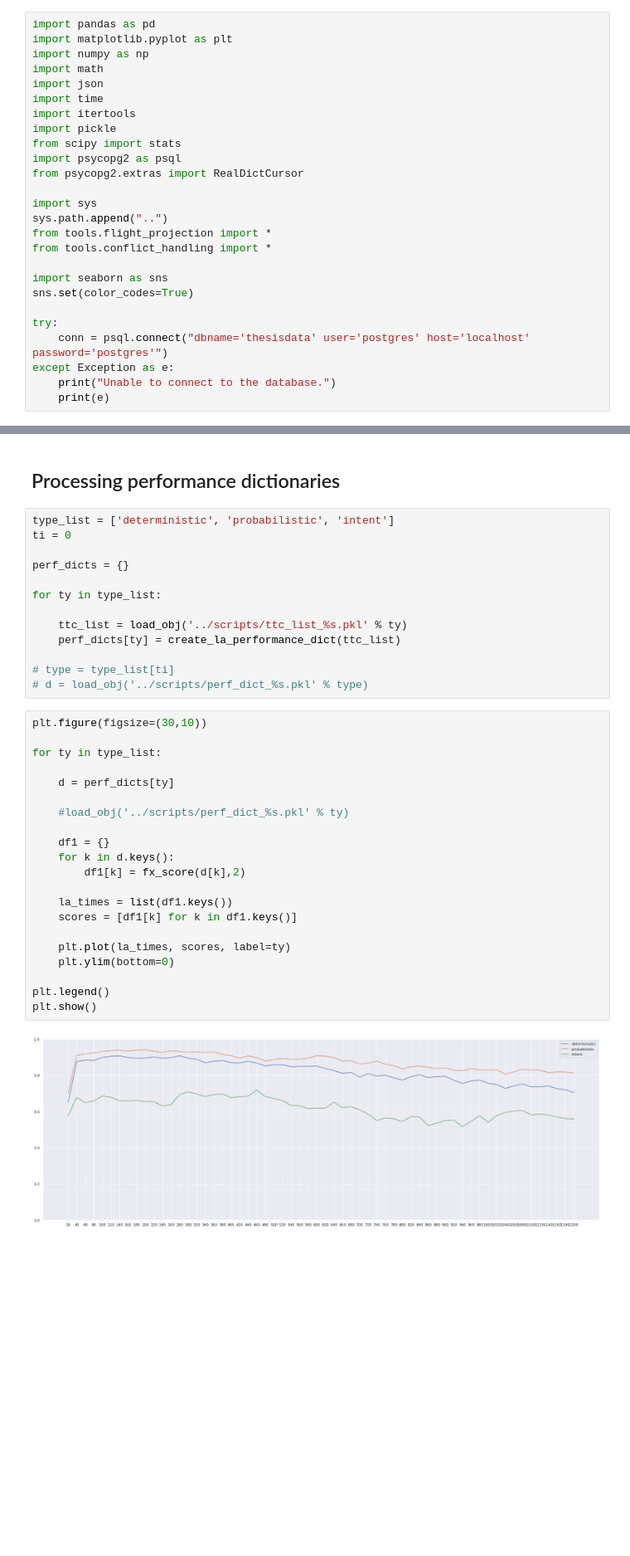
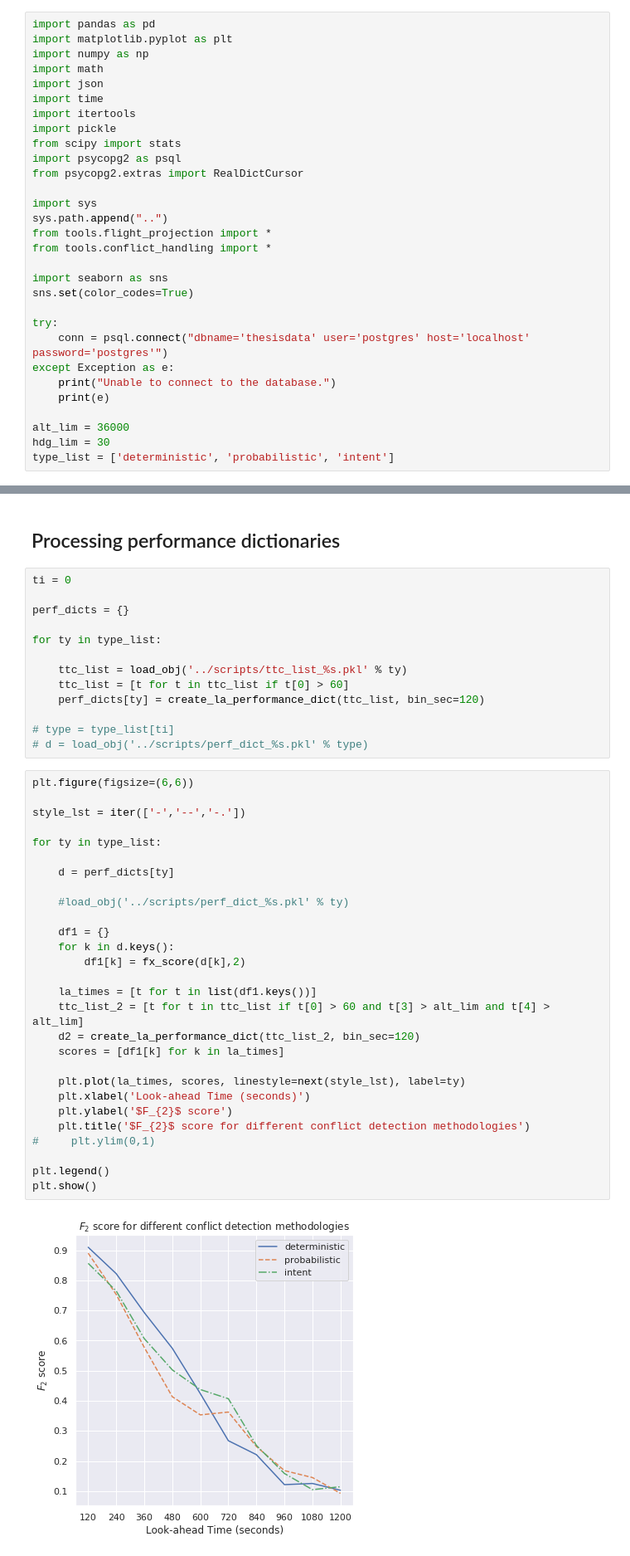
Before and after one commit to vpereboom/trajectory-prediction-toolbox, a Jupyter notebook: notebooks/Process Method Results.ipynb, the cells around one changed output, grey strips where cells are left out. Shown at 83% size. Cells and saved outputs as stored; diff of their text form; blank space fills up the shorter version.

```diff
--- a/notebooks/Process Method Results.ipynb
+++ b/notebooks/Process Method Results.ipynb
@@ -24,6 +24,10 @@ try:
 except Exception as e:
     print("Unable to connect to the database.")
     print(e)
+
+alt_lim = 36000
+hdg_lim = 30
+type_list = ['deterministic', 'probabilistic', 'intent']
 # %%
 def f1_score(p_dict):
 
@@ -59,7 +103,6 @@ def load_obj(name):
 # %% [markdown]
 <h2> Processing performance dictionaries </h2>
 # %%
-type_list = ['deterministic', 'probabilistic', 'intent']
 ti = 0
 
 perf_dicts = {}
@@ -67,30 +110,38 @@ perf_dicts = {}
 for ty in type_list:
 
     ttc_list = load_obj('../scripts/ttc_list_%s.pkl' % ty)
-    perf_dicts[ty] = create_la_performance_dict(ttc_list)
+    ttc_list = [t for t in ttc_list if t[0] > 60]
+    perf_dicts[ty] = create_la_performance_dict(ttc_list, bin_sec=120)
 
 # type = type_list[ti]
 # d = load_obj('../scripts/perf_dict_%s.pkl' % type)
 # %%
-plt.figure(figsize=(30,10))
+plt.figure(figsize=(6,6))
+
+style_lst = iter(['-','--','-.'])
 
 for ty in type_list:
 
     d = perf_dicts[ty]
 
     #load_obj('../scripts/perf_dict_%s.pkl' % ty)
 
     df1 = {}
     for k in d.keys():
         df1[k] = fx_score(d[k],2)
 
-    la_times = list(df1.keys())
-    scores = [df1[k] for k in df1.keys()]
+    la_times = [t for t in list(df1.keys())]
+    ttc_list_2 = [t for t in ttc_list if t[0] > 60 and t[3] > alt_lim and t[4] > alt_lim]
+    d2 = create_la_performance_dict(ttc_list_2, bin_sec=120)
+    scores = [df1[k] for k in la_times]
 
-    plt.plot(la_times, scores, label=ty)
-    plt.ylim(bottom=0)
+    plt.plot(la_times, scores, linestyle=next(style_lst), label=ty)
+    plt.xlabel('Look-ahead Time (seconds)')
+    plt.ylabel('$F_{2}$ score')
+    plt.title('$F_{2}$ score for different conflict detection methodologies')
+#     plt.ylim(0,1)
 
 plt.legend()
 plt.show()
 # %% [output]
-[figure, old version]
+[figure, new version]
```
Also changed, not shown: parts of 35 cells of this notebook, 5 other files.
